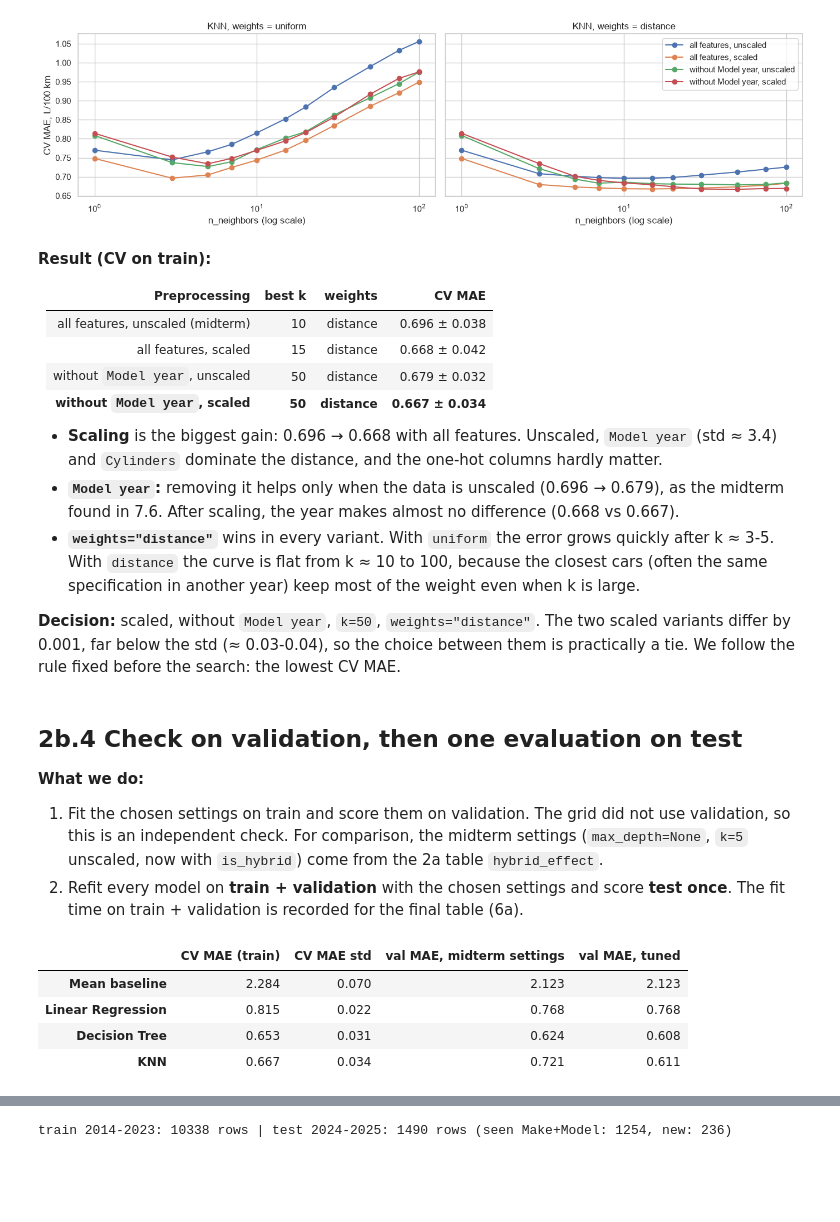
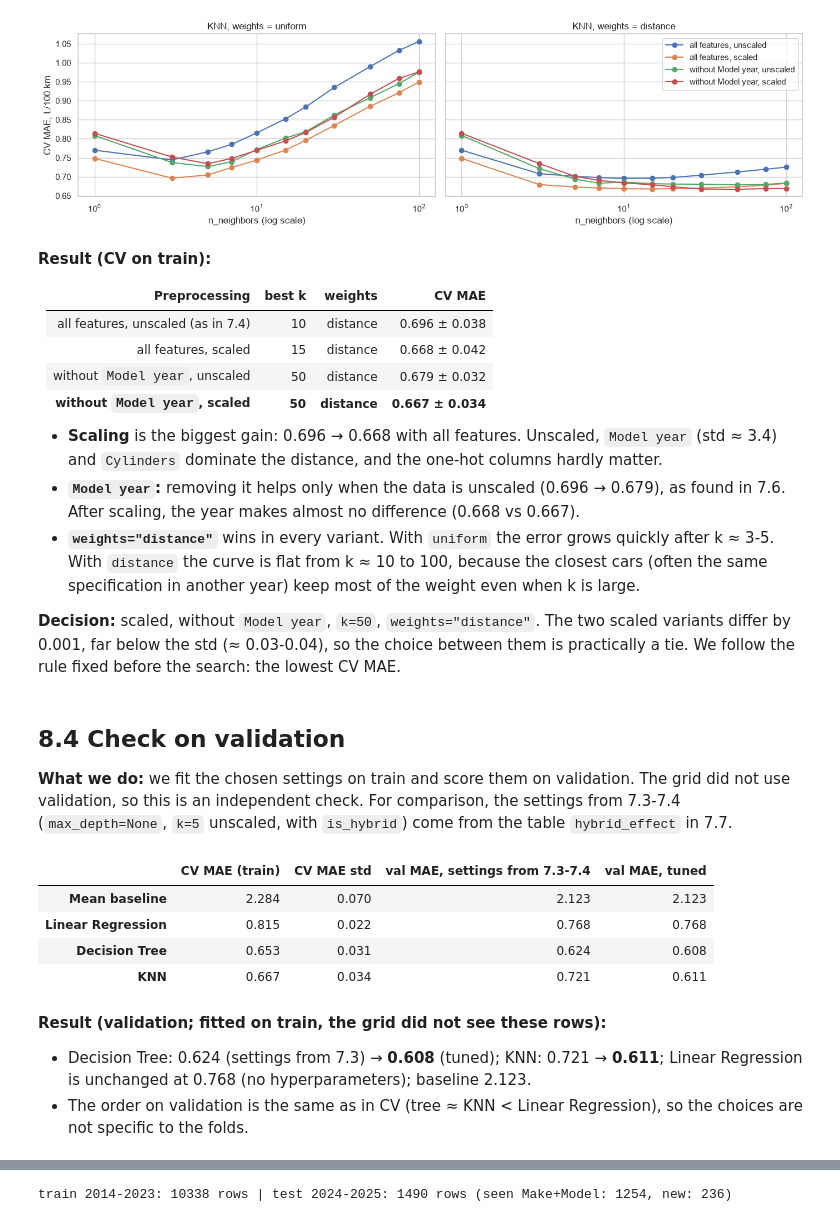
Before and after one commit to isk0nka-dot/Vehicle-Fuel-Efficiency, a Jupyter notebook: notebooks/Vehicle_Fuel_Efficiency_prediction.ipynb, the cells around one changed output, grey strips where cells are left out. Drawn from its saved outputs; the diff is of its cells as text; code cells hidden in the pictures; blank space fills up the shorter version.

```diff
--- a/notebooks/endterm.ipynb
+++ b/notebooks/Vehicle_Fuel_Efficiency_prediction.ipynb
@@ -1114,7 +1418,7 @@ a weaker one.
 ks = [1, 3, 5, 10, 15, 20, 30, 50]
 rows = []
 for k in ks:
-    m = Pipeline([("prep", preprocessor_knn),
+    m = Pipeline([("prep", make_preprocessor(num_basic)),
                   ("model", KNeighborsRegressor(n_neighbors=k))])
     m.fit(X_train, y_train)
     rows.append({
@@ -1137,7 +1441,7 @@ plt.show()
 best_k = int(knn_k.loc[knn_k["MAE_val"].idxmin(), "k"])
 print("Best k:", best_k)
 
-knn = Pipeline([("prep", preprocessor_knn),
+knn = Pipeline([("prep", make_preprocessor(num_basic)),
                 ("model", KNeighborsRegressor(n_neighbors=best_k))])
 knn.fit(X_train, y_train)
 results["KNN"] = evaluate(y_val, knn.predict(X_val))
@@ -1937,24 +1647,0 @@ Share of rare subgroups:
-# %%
-from sklearn.model_selection import StratifiedGroupKFold
-
-y_bins = pd.qcut(y_train, q=5, labels=False)
-cv_variants = {
-    "GroupKFold(5)": (GroupKFold(n_splits=5), y_train),
-    "StratifiedGroupKFold(5), target quintiles": (StratifiedGroupKFold(n_splits=5, shuffle=True, random_state=SEED), y_bins),
-}
-rows = []
-for name in cv_variants:
-    splitter = cv_variants[name][0]
-    split_target = cv_variants[name][1]
-    folds = list(splitter.split(X_train, split_target, g_train))
-    fold_means = []
-    for train_part, test_part in folds:
-        fold_means.append(y_train.iloc[test_part].mean())
-    pipe = Pipeline([("prep", make_preprocessor()),
-                     ("model", DecisionTreeRegressor(max_depth=best_depth, random_state=SEED))])
-    s = cross_validate(pipe, X_train, y_train, cv=folds, scoring="neg_mean_absolute_error")
-    rows.append({"CV scheme": name,
-                 "std of fold target means": np.std(fold_means),
-                 "Decision Tree CV MAE": -s["test_score"].mean(),
-                 "CV MAE std": s["test_score"].std()})
-pd.DataFrame(rows).set_index("CV scheme").round(3)
@@ -1996,10 +1679,4 @@ The mean baseline and Linear Regression have no hyperparameters; we only evaluat
 # %%
-import time
-from sklearn.base import clone
-from sklearn.model_selection import GridSearchCV
-
-cv = GroupKFold(n_splits=5)
-
 scoring = {"MAE": "neg_mean_absolute_error", "RMSE": "neg_root_mean_squared_error", "R2": "r2"}
 
 
@@ -2119,12 +1796,12 @@ Midterm setting (max_depth=None, min_samples_leaf=1) in the same CV: 0.655
 We pick the variant and the parameters with the lowest CV MAE.
 # %%
 no_year = []
-for c in num_cols_v2:
+for c in num_cols:
     if c != "Model year":
         no_year.append(c)
 knn_variants = {
-    "all features, unscaled": make_preprocessor(num_cols_v2, scale=False),
-    "all features, scaled": make_preprocessor(num_cols_v2, scale=True),
+    "all features, unscaled": make_preprocessor(num_cols, scale=False),
+    "all features, scaled": make_preprocessor(num_cols, scale=True),
     "without Model year, unscaled": make_preprocessor(no_year, scale=False),
     "without Model year, scaled": make_preprocessor(no_year, scale=True),
 }
@@ -2178,46 +1855,48 @@ Chosen: without Model year, scaled {'model__n_neighbors': 50, 'model__weights':
 
 | Preprocessing | best k | weights | CV MAE |
 |---|---|---|---|
-| all features, unscaled (midterm) | 10 | distance | 0.696 ± 0.038 |
+| all features, unscaled (as in 7.4) | 10 | distance | 0.696 ± 0.038 |
 | all features, scaled | 15 | distance | 0.668 ± 0.042 |
 | without `Model year`, unscaled | 50 | distance | 0.679 ± 0.032 |
 | **without `Model year`, scaled** | **50** | **distance** | **0.667 ± 0.034** |
 
 - **Scaling** is the biggest gain: 0.696 → 0.668 with all features. Unscaled, `Model year` (std ≈ 3.4) and `Cylinders` dominate the distance, and the one-hot columns hardly matter.
-- **`Model year`:** removing it helps only when the data is unscaled (0.696 → 0.679), as the midterm found in 7.6. After scaling, the year makes almost no difference (0.668 vs 0.667).
+- **`Model year`:** removing it helps only when the data is unscaled (0.696 → 0.679), as found in 7.6. After scaling, the year makes almost no difference (0.668 vs 0.667).
 - **`weights="distance"`** wins in every variant. With `uniform` the error grows quickly after k ≈ 3-5. With `distance` the curve is flat from k ≈ 10 to 100, because the closest cars (often the same specification in another year) keep most of the weight even when k is large.
 
 **Decision:** scaled, without `Model year`, `k=50`, `weights="distance"`. The two scaled variants differ by 0.001, far below the std (≈ 0.03-0.04), so the choice between them is practically a tie. We follow the rule fixed before the search: the lowest CV MAE.
 # %% [markdown]
-## 2b.4 Check on validation, then one evaluation on test
+## 8.4 Check on validation
 
-**What we do:**
-1. Fit the chosen settings on train and score them on validation. The grid did not use validation, so this is an independent check. For comparison, the midterm settings (`max_depth=None`, `k=5` unscaled, now with `is_hybrid`) come from the 2a table `hybrid_effect`.
-2. Refit every model on **train + validation** with the chosen settings and score **test once**. The fit time on train + validation is recorded for the final table (6a).
+**What we do:** we fit the chosen settings on train and score them on validation. The grid did not use validation, so this is an independent check. For comparison, the settings from 7.3-7.4 (`max_depth=None`, `k=5` unscaled, with `is_hybrid`) come from the table `hybrid_effect` in 7.7.
 # %%
-midterm_val = {
+first_val = {
     "Mean baseline": mean_absolute_error(y_val, np.full(len(y_val), y_train.mean())),
     "Linear Regression": hybrid_effect.loc[("Linear Regression", "with is_hybrid"), "MAE val"],
     "Decision Tree": hybrid_effect.loc[("Decision Tree", "with is_hybrid"), "MAE val"],
     "KNN": hybrid_effect.loc[("KNN", "with is_hybrid"), "MAE val"],
 }
 val_scores = {}
 cv_mae_column = {}
 cv_std_column = {}
 for name in tuned:
     val_scores[name] = val_mae(tuned[name])
     cv_mae_column[name] = cv_scores[name]["CV MAE"]
     cv_std_column[name] = cv_scores[name]["CV MAE std"]
 check_val = pd.DataFrame({
     "CV MAE (train)": cv_mae_column,
     "CV MAE std": cv_std_column,
-    "val MAE, midterm settings": midterm_val,
+    "val MAE, settings from 7.3-7.4": first_val,
     "val MAE, tuned": val_scores,
 })
 check_val.round(3)
 # %% [output]
-|  | CV MAE (train) | CV MAE std | val MAE, midterm settings | val MAE, tuned |
+|  | CV MAE (train) | CV MAE std | val MAE, settings from 7.3-7.4 | val MAE, tuned |
 | Mean baseline | 2.284 | 0.070 | 2.123 | 2.123 |
 | Linear Regression | 0.815 | 0.022 | 0.768 | 0.768 |
 | Decision Tree | 0.653 | 0.031 | 0.624 | 0.608 |
 | KNN | 0.667 | 0.034 | 0.721 | 0.611 |
+# %% [markdown]
+**Result (validation; fitted on train, the grid did not see these rows):**
+- Decision Tree: 0.624 (settings from 7.3) → **0.608** (tuned); KNN: 0.721 → **0.611**; Linear Regression is unchanged at 0.768 (no hyperparameters); baseline 2.123.
+- The order on validation is the same as in CV (tree ≈ KNN < Linear Regression), so the choices are not specific to the folds.
```
Also changed, not shown: parts of 171 cells of this notebook, 3 other files.
